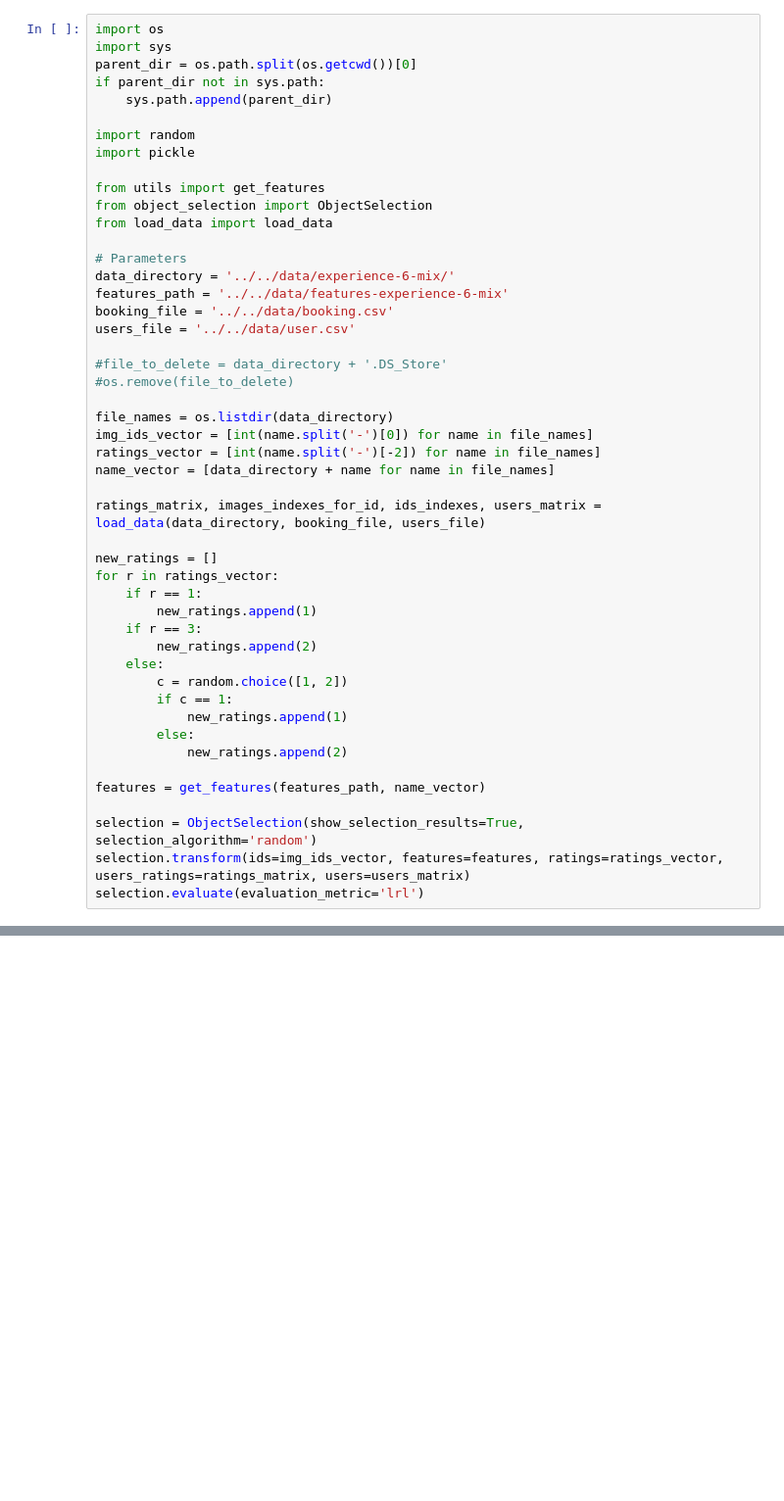
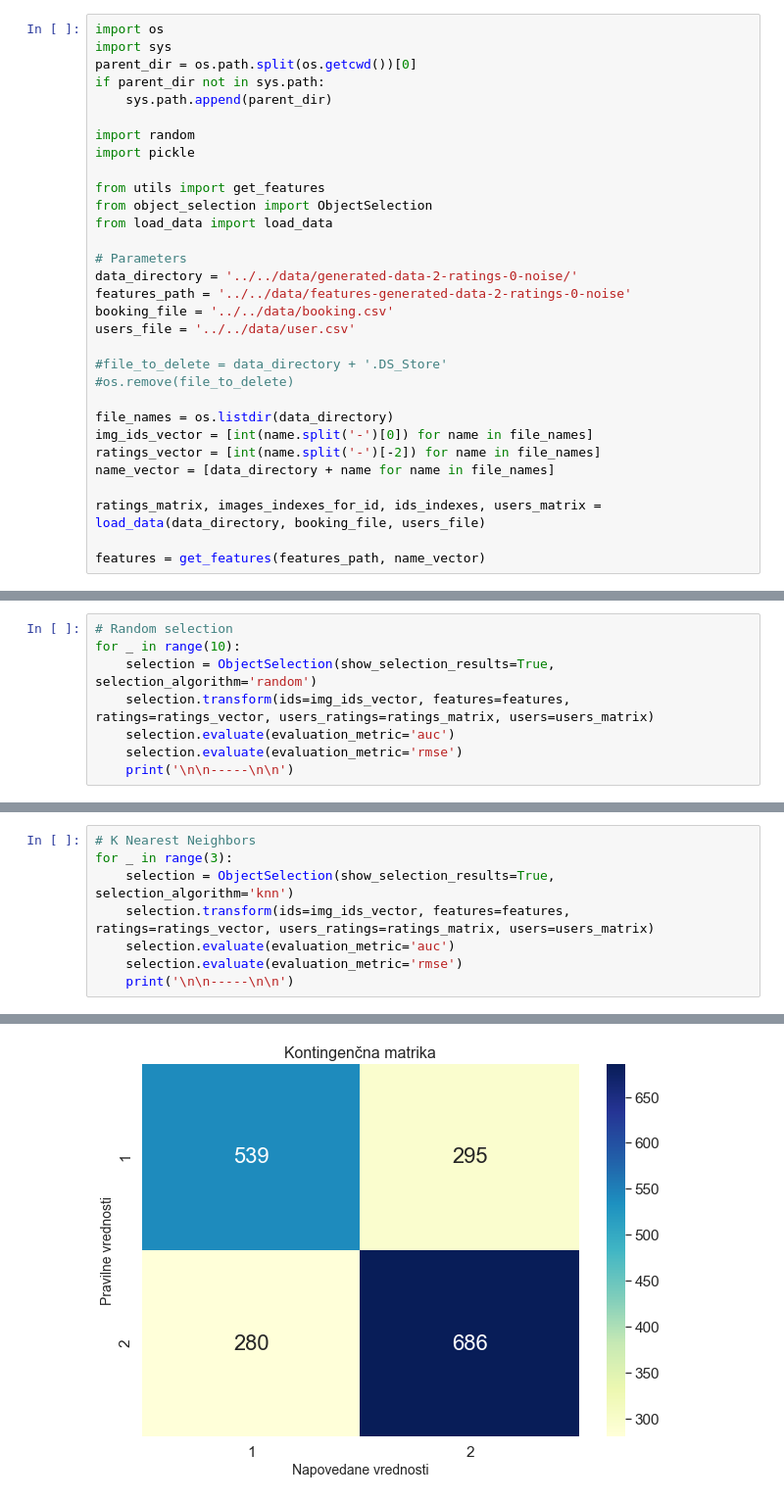
Before and after one commit to tinaavbelj/tourism-recommender-system, a Jupyter notebook: object-selection/jupyter/example.ipynb, the cells around one changed output, grey strips where cells are left out. Shown at 98% size. Cells and saved outputs as stored; diff of their text form; blank space fills up the shorter version.

```diff
--- a/object-selection/jupyter/example.ipynb
+++ b/object-selection/jupyter/example.ipynb
@@ -13,8 +13,8 @@ from object_selection import ObjectSelection
 from load_data import load_data
 
 # Parameters
-data_directory = '../../data/experience-6-mix/'
-features_path = '../../data/features-experience-6-mix'
+data_directory = '../../data/generated-data-2-ratings-0-noise/'
+features_path = '../../data/features-generated-data-2-ratings-0-noise'
 booking_file = '../../data/booking.csv'
 users_file = '../../data/user.csv'
 
@@ -28,21 +28,4 @@ name_vector = [data_directory + name for name in file_names]
 
 ratings_matrix, images_indexes_for_id, ids_indexes, users_matrix = load_data(data_directory, booking_file, users_file)
 
-new_ratings = []
-for r in ratings_vector:
-    if r == 1:
-        new_ratings.append(1)
-    if r == 3:
-        new_ratings.append(2)
-    else:
-        c = random.choice([1, 2])
-        if c == 1:
-            new_ratings.append(1)
-        else:
-            new_ratings.append(2)
-
 features = get_features(features_path, name_vector)
-
-selection = ObjectSelection(show_selection_results=True, selection_algorithm='random')
-selection.transform(ids=img_ids_vector, features=features, ratings=ratings_vector, users_ratings=ratings_matrix, users=users_matrix)
-selection.evaluate(evaluation_metric='lrl')
@@ -54,0 +32,8 @@ label ranking loss: 0.24984306340238543
+# %%
+# Random selection
+for _ in range(10):
+    selection = ObjectSelection(show_selection_results=True, selection_algorithm='random')
+    selection.transform(ids=img_ids_vector, features=features, ratings=ratings_vector, users_ratings=ratings_matrix, users=users_matrix)
+    selection.evaluate(evaluation_metric='auc')
+    selection.evaluate(evaluation_metric='rmse')
+    print('\n\n-----\n\n')
@@ -54,0 +58,9 @@ label ranking loss: 0.24984306340238543
+# %%
+# K Nearest Neighbors
+for _ in range(3):
+    selection = ObjectSelection(show_selection_results=True, selection_algorithm='knn')
+    selection.transform(ids=img_ids_vector, features=features, ratings=ratings_vector, users_ratings=ratings_matrix, users=users_matrix)
+    selection.evaluate(evaluation_metric='auc')
+    selection.evaluate(evaluation_metric='rmse')
+    print('\n\n-----\n\n')
+# %% [output]
@@ -54,0 +73 @@ label ranking loss: 0.24984306340238543
+[figure, added]
```
Also changed, not shown: parts of 3 cells of this notebook, 4 other files.
